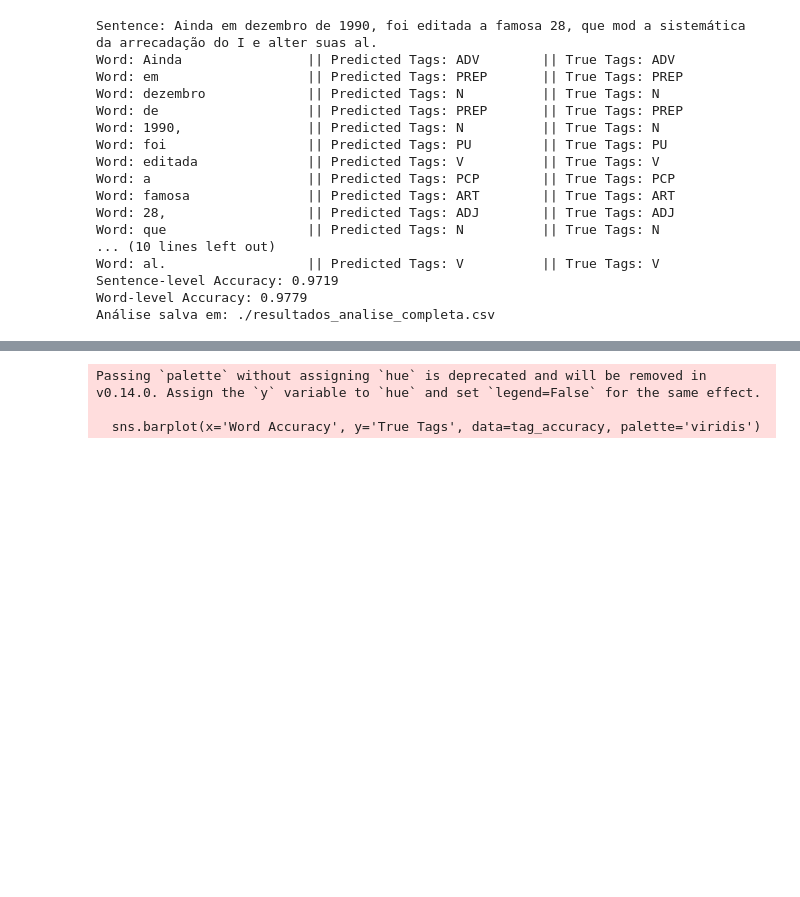
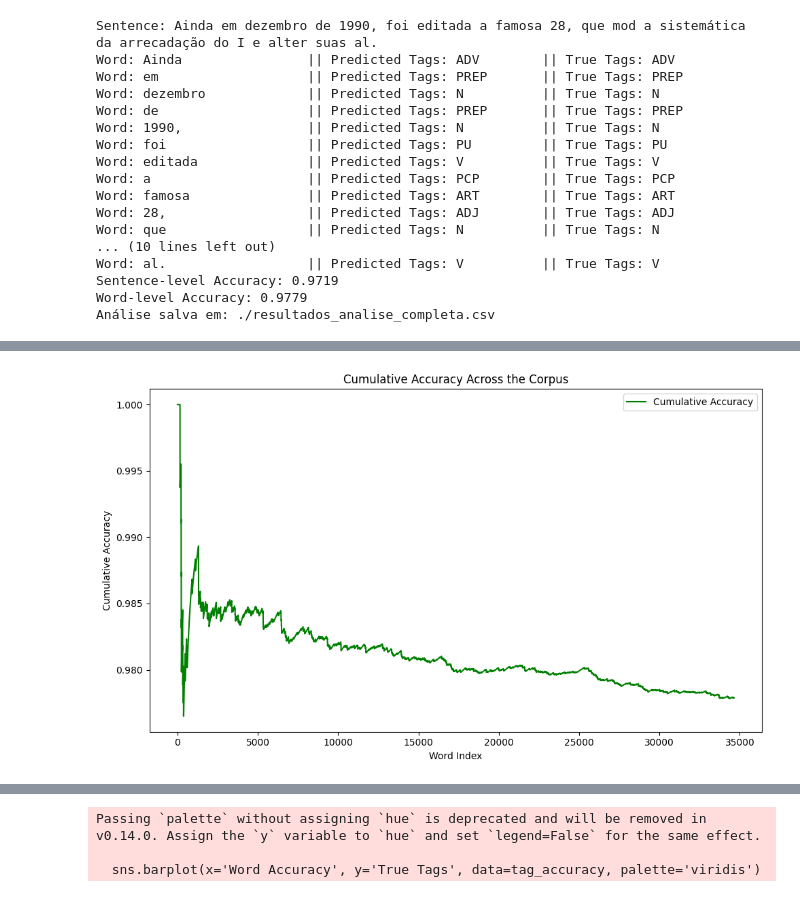
Before and after one commit to thaisfds/NLP_Natural_Language_Processing_Projects, a Jupyter notebook: TP2/main.ipynb, the cells around one changed output, grey strips where cells are left out. Saved outputs shown, nothing was run; the diff lists cells and outputs as text; code cells hidden in the pictures; blank space fills up the shorter version.

```diff
--- a/TP2/main.ipynb
+++ b/TP2/main.ipynb
@@ -417,0 +439,13 @@ Já tags comumente utilizadas (como N) tiveram um bom resultado, mas pior do que
+# %%
+df['Cumulative Accuracy'] = df['Word Accuracy'].expanding().mean()
+
+plt.figure(figsize=(10, 6))
+plt.plot(df['Cumulative Accuracy'], label='Cumulative Accuracy', color='green')
+plt.xlabel('Word Index')
+plt.ylabel('Cumulative Accuracy')
+plt.title('Cumulative Accuracy Across the Corpus')
+plt.legend()
+plt.tight_layout()
+plt.show()
+# %% [output]
+[figure, added]
```
Also changed, not shown: parts of 26 cells of this notebook.
